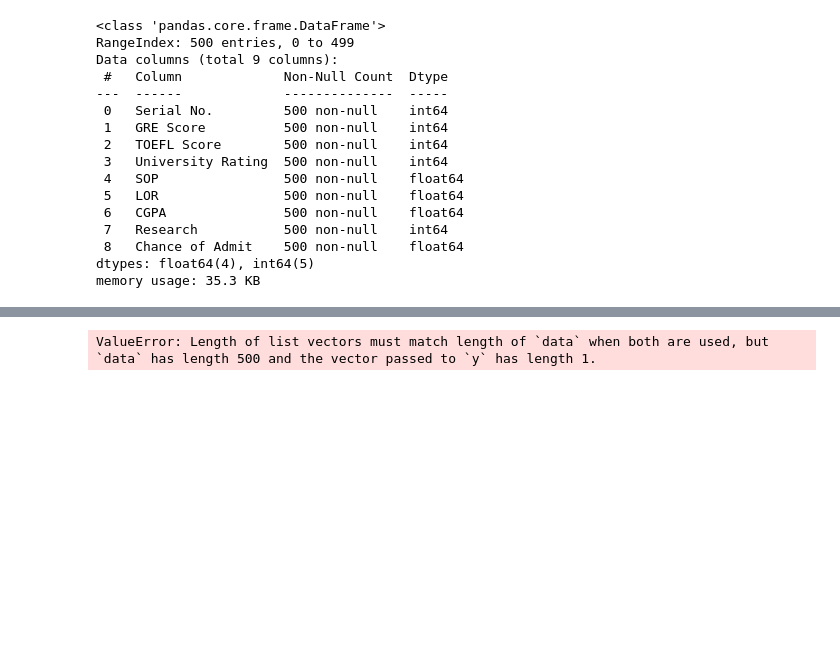
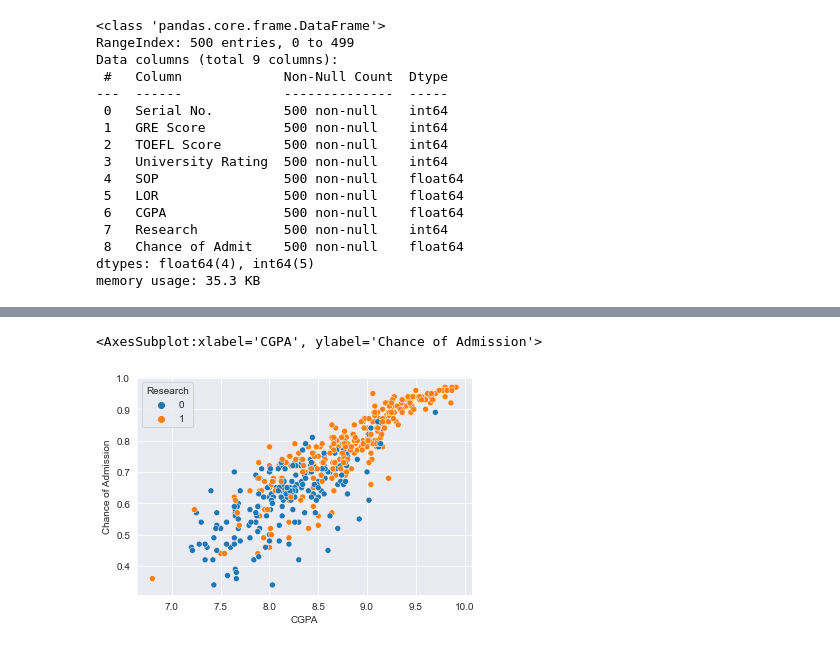
Before and after one commit to VictorUmunna/Admission-Prediction, a Jupyter notebook: Admission_Prediction.ipynb, the cells around one changed output, grey strips where cells are left out. Saved outputs shown, nothing was run; the diff lists cells and outputs as text; code cells hidden in the pictures; blank space fills up the shorter version.

```diff
--- a/Admission_Prediction.ipynb
+++ b/Admission_Prediction.ipynb
@@ -18,3 +18,5 @@ df.head()
 | 2 | 3 | 316 | 104 | 3 | 3.0 | 3.5 | 8.00 | 1 | ... |
 | 3 | 4 | 322 | 110 | 3 | 3.5 | 2.5 | 8.67 | 1 | ... |
 | 4 | 5 | 314 | 103 | 2 | 2.0 | 3.0 | 8.21 | 0 | ... |
+# %%
+df.rename(columns = {'Chance of Admit ':'Chance of Admission'}, inplace = True)
@@ -52,6 +70,7 @@ df.describe()
 | 75% | 375.250000 | 325.000000 | 112.000000 | 4.000000 | 4.000000 | 4.00000 | 9.040000 | 1.000000 | ... |
 | max | 500.000000 | 340.000000 | 120.000000 | 5.000000 | 5.000000 | 5.00000 | 9.920000 | 1.000000 | ... |
 # %%
-sns.lineplot(data = df, x= df['CGPA'], y=['Chance of Admit'], hue = df['Research'])
+sns.scatterplot(data=df, x="CGPA", y="Chance of Admission", hue = "Research")
 # %% [output]
-ValueError: Length of list vectors must match length of `data` when both are used, but `data` has length 500 and the vector passed to `y` has length 1.
+<AxesSubplot:xlabel='CGPA', ylabel='Chance of Admission'>
+[figure, added]
```
Also changed, not shown: parts of 6 cells of this notebook.
